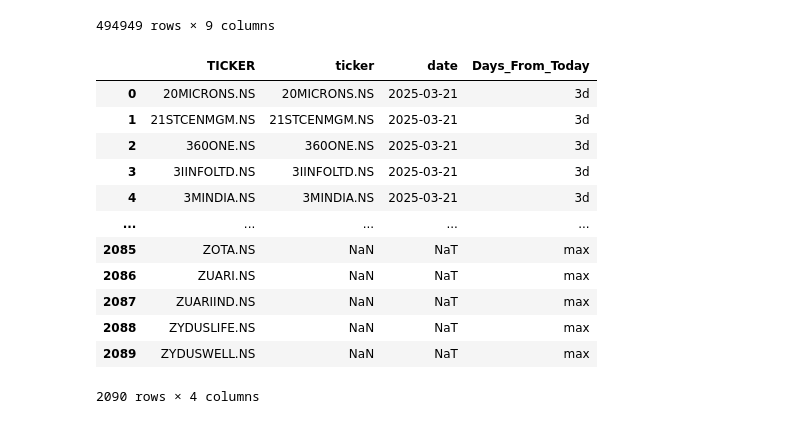
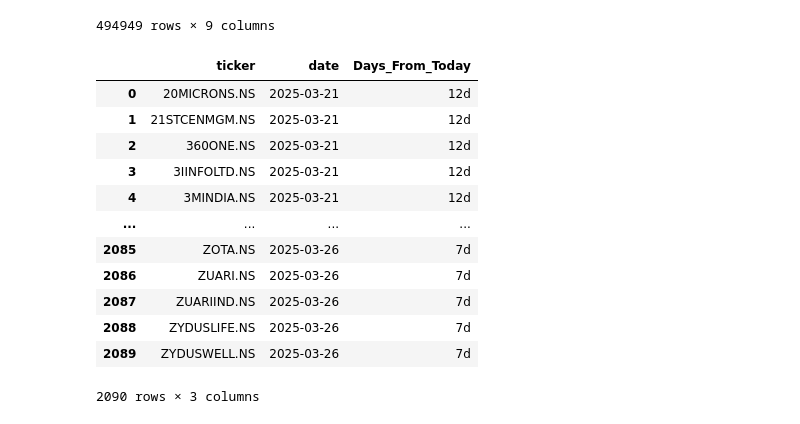
Before and after one commit to jayaprakash-analytics-zone/DailystockPricesAndStatements, a Jupyter notebook: DailyStockPricesData/DailyPriceDataPull.ipynb, the cells around one changed output. Cells and saved outputs as stored; diff of their text form; code cells hidden in the pictures.

```diff
--- a/DailyStockPricesData/DailyPriceDataPull.ipynb
+++ b/DailyStockPricesData/DailyPriceDataPull.ipynb
@@ -77,28 +76,31 @@ df_daily_values3
 | 494948 | ZYDUSWELL.NS | 2025-03-26 11:52:24+05:30 | 1689.000000 | 1691.349976 | 1650.000000 | 1668.599976 | 36149.0 | 1668.599976 | ZYDUSWELL.NS |
 494949 rows × 9 columns
 # %%
-df_st_table= pd.read_sql("SELECT ticker, max(date) as date FROM stock_prices group by ticker", conn)
-df_st_table['date'] = pd.to_datetime(df_st_table['date'])
+#this is identify number of days stock prices to be pulled from the last processed date
+df_st_table= pd.read_sql("SELECT ticker, max(date(date)) as date FROM stock_prices group by ticker", conn)
+df_st_table['date'] = pd.to_datetime(df_st_table['date'])#.dt.date
 # Calculate days from today (change 'today' as needed)
-#df_st_table['Days_From_Today'] = (pd.Timestamp.today().normalize() - df_st_table['date']).dt.days + str('d')
-df_st_table['Days_From_Today'] = df_st_table['date'].apply(
-    lambda x: str((pd.Timestamp.today().normalize() - x).days) + 'd'
-)
-df_NSE_st = df_NSE1.merge(df_st_table, left_on='TICKER', right_on='ticker', how='left')
-df_NSE_st = df_NSE_st.assign(Days_From_Today=df_NSE_st['Days_From_Today'].fillna("max"))
-df_NSE_st_filtered = df_NSE_st[df_NSE_st['Days_From_Today'] == 'max']
-df_NSE_st
+df_st_table['Days_From_Today'] = (pd.Timestamp.today().normalize() - df_st_table['date']).dt.days.astype('str') + str('d')
+#df_st_table['Days_From_Today'] = df_st_table['date'].apply(
+#     lambda x: str((pd.Timestamp.today().normalize() - x).days) + 'd'
+# )
+# df_NSE_st = df_NSE1.merge(df_st_table, left_on='TICKER', right_on='ticker', how='left')
+# df_NSE_st = df_NSE_st.assign(Days_From_Today=df_NSE_st['Days_From_Today'].fillna("max"))
+# df_NSE_st_filtered = df_NSE_st[df_NSE_st['Days_From_Today'] == 'max']
+# df_NSE_st
+#df_st_table['date'].max()
+df_st_table
 # %% [output]
-|  | TICKER | ticker | date | Days_From_Today |
-| 0 | 20MICRONS.NS | 20MICRONS.NS | 2025-03-21 | 3d |
-| 1 | 21STCENMGM.NS | 21STCENMGM.NS | 2025-03-21 | 3d |
-| 2 | 360ONE.NS | 360ONE.NS | 2025-03-21 | 3d |
-| 3 | 3IINFOLTD.NS | 3IINFOLTD.NS | 2025-03-21 | 3d |
-| 4 | 3MINDIA.NS | 3MINDIA.NS | 2025-03-21 | 3d |
-| ... | ... | ... | ... | ... |
-| 2085 | ZOTA.NS | NaN | NaT | max |
-| 2086 | ZUARI.NS | NaN | NaT | max |
-| 2087 | ZUARIIND.NS | NaN | NaT | max |
-| 2088 | ZYDUSLIFE.NS | NaN | NaT | max |
-| 2089 | ZYDUSWELL.NS | NaN | NaT | max |
+|  | ticker | date | Days_From_Today |
+| 0 | 20MICRONS.NS | 2025-03-21 | 12d |
+| 1 | 21STCENMGM.NS | 2025-03-21 | 12d |
+| 2 | 360ONE.NS | 2025-03-21 | 12d |
+| 3 | 3IINFOLTD.NS | 2025-03-21 | 12d |
+| 4 | 3MINDIA.NS | 2025-03-21 | 12d |
+| ... | ... | ... | ... |
+| 2085 | ZOTA.NS | 2025-03-26 | 7d |
+| 2086 | ZUARI.NS | 2025-03-26 | 7d |
+| 2087 | ZUARIIND.NS | 2025-03-26 | 7d |
+| 2088 | ZYDUSLIFE.NS | 2025-03-26 | 7d |
+| 2089 | ZYDUSWELL.NS | 2025-03-26 | 7d |
-2090 rows × 4 columns
+2090 rows × 3 columns
```
Also changed, not shown: parts of 31 cells of this notebook, 1 other file.
